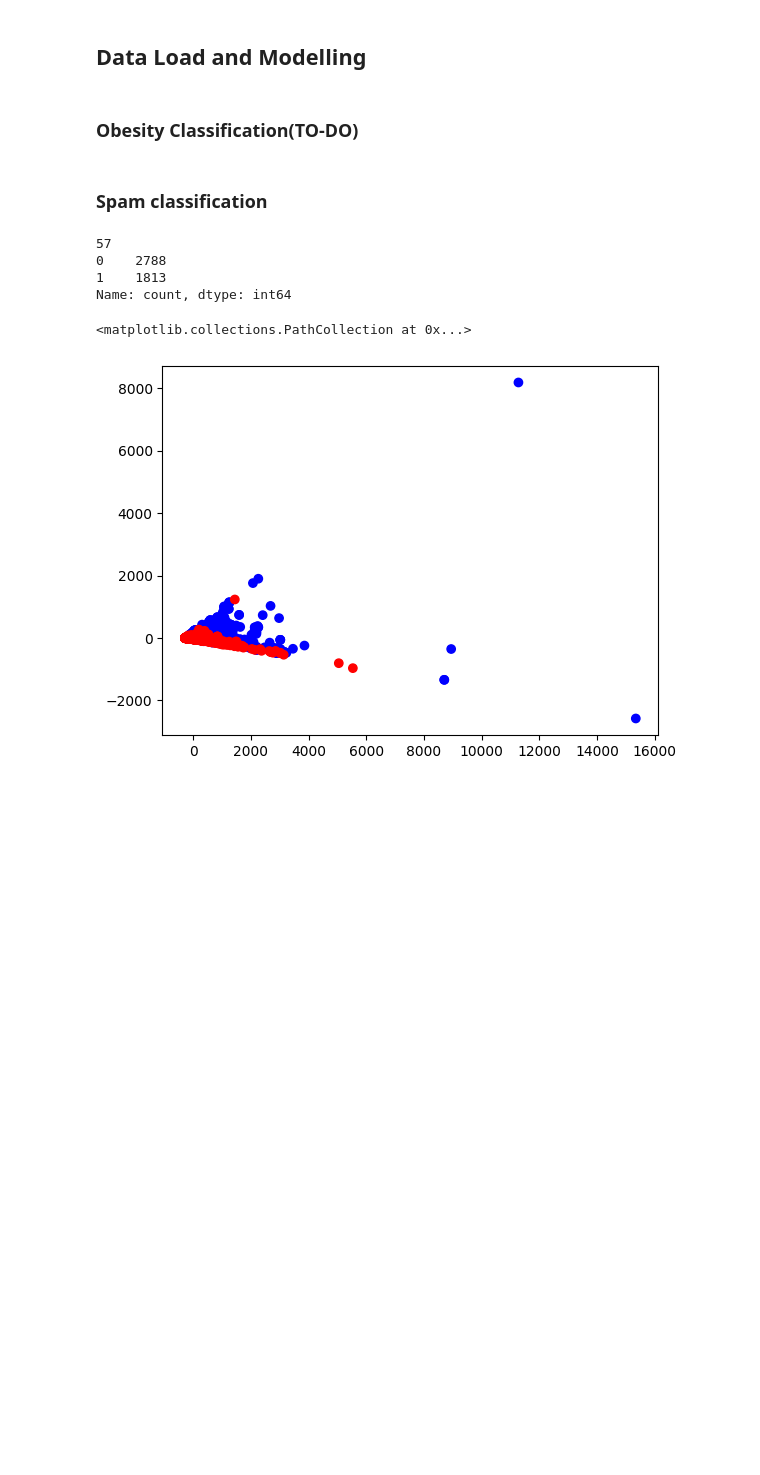
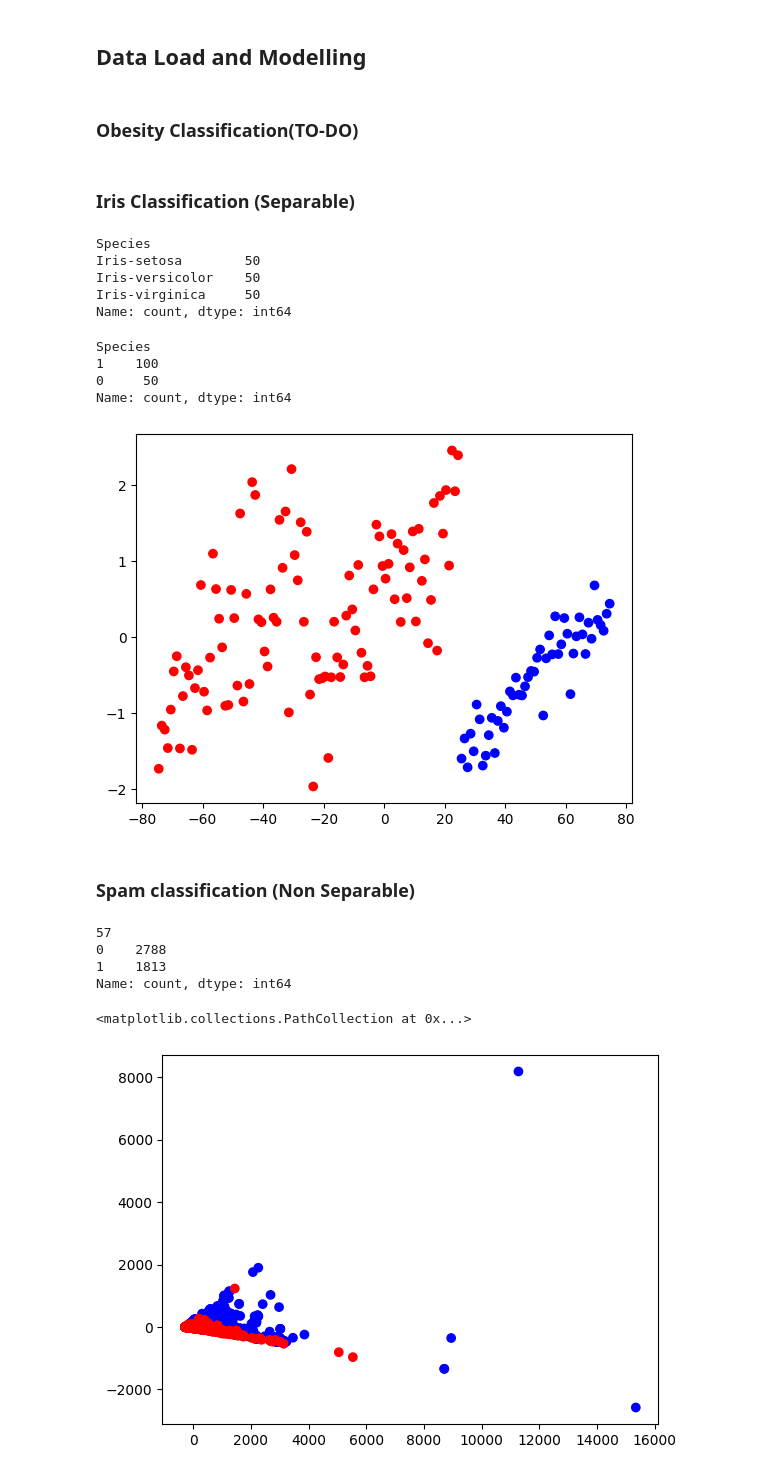
Before and after one commit to attiilla/Alg2, a Jupyter notebook: TP1/TP1.ipynb, the cells around one changed output. Drawn from its saved outputs; the diff is of its cells as text; code cells hidden in the pictures; blank space fills up the shorter version.

```diff
--- a/TP1/TP1.ipynb
+++ b/TP1/TP1.ipynb
@@ -920,10 +817,38 @@ End: 5.000004939610974   2.0000043078301064
 # %%
 #Source = https://archive.ics.uci.edu/dataset/544/estimation+of+obesity+levels+based+on+eating+habits+and+physical+condition
 obesity_data = pd.read_csv("./dataSets/ObesityDataSet_raw_and_data_sinthetic.csv")
+# %% [markdown]
+### Iris Classification (Separable)
 # %%
 iris_data = pd.read_csv("./dataSets/Iris.csv")
+# %%
+iris_data.iloc[:,-1].value_counts()
+# %% [output]
+Species
+Iris-setosa        50
+Iris-versicolor    50
+Iris-virginica     50
+Name: count, dtype: int64
+# %%
+pca = PCA(2)
+data = pca.fit_transform(iris_data.iloc[:,:-1])
+label_orig = iris_data.iloc[:,-1]
+# %%
+label = (label_orig != 'Iris-setosa').astype(int)
+label.value_counts()
+# %% [output]
+Species
+1    100
+0     50
+Name: count, dtype: int64
+# %%
+color = ['red' if l == 1 else 'blue' for l in label]
+plt.scatter(data[:,0],data[:,1],color=color)
+plt.show()
+# %% [output]
+[figure, added]
 # %% [markdown]
-### Spam classification
+### Spam classification (Non Separable)
 # %%
 #Source = https://archive.ics.uci.edu/dataset/94/spambase
 spambase_data = pd.read_csv("./dataSets/spambase/spambase.data",header=None)
```
Also changed, not shown: parts of 32 cells of this notebook.
